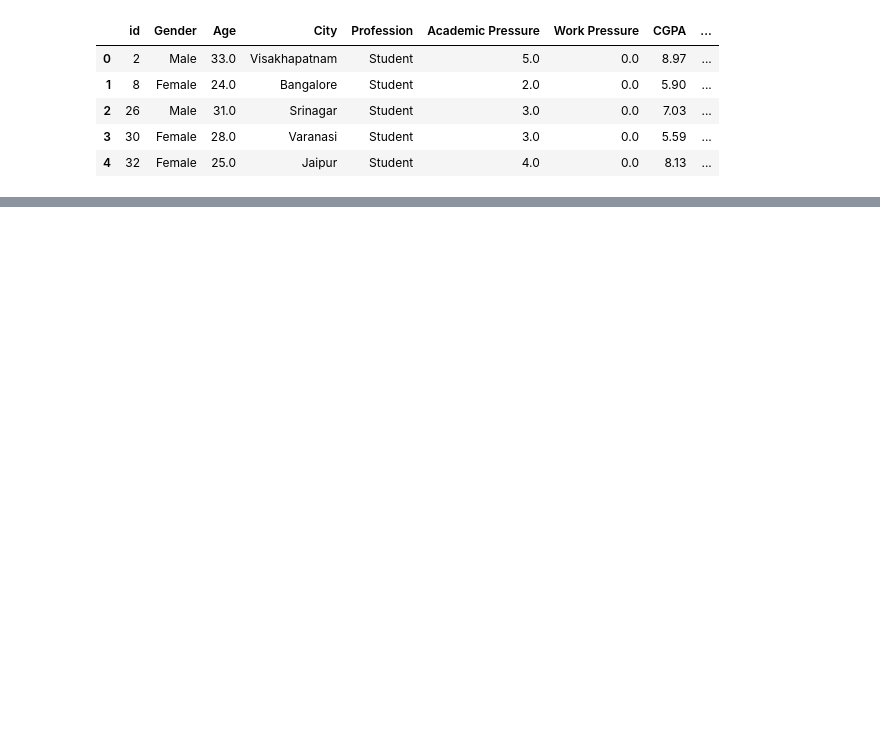
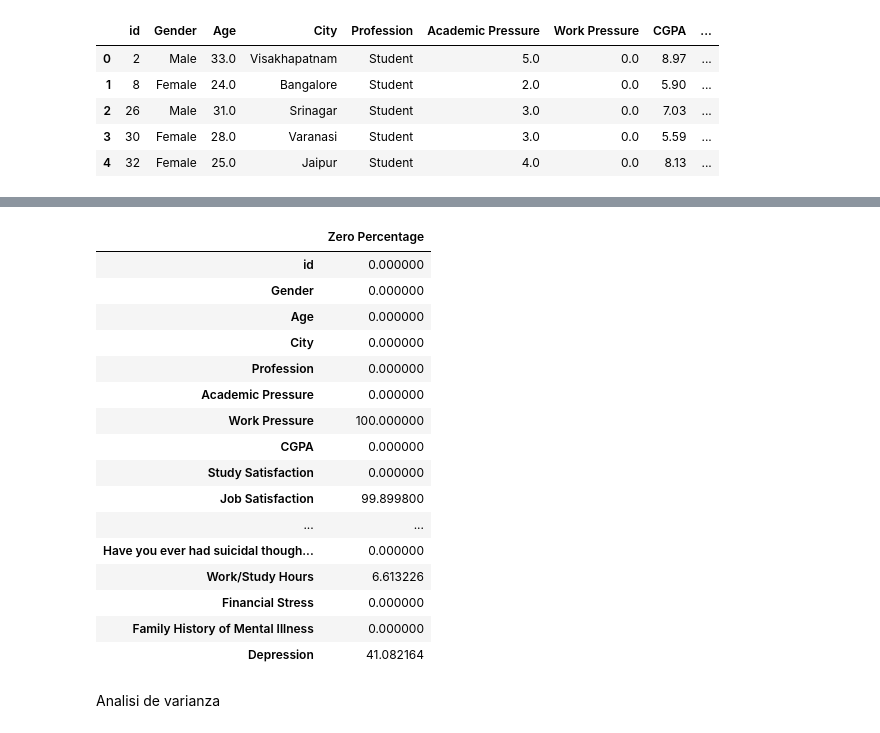
Before and after one commit to Sergiofbc/IA-Proy3, a Jupyter notebook: main.ipynb, the cells around one changed output, grey strips where cells are left out. Cells and saved outputs as stored; diff of their text form; code cells hidden in the pictures; blank space fills up the shorter version.

```diff
--- a/main.ipynb
+++ b/main.ipynb
@@ -21,0 +89,22 @@ df["id"].hist()
+# %%
+zero_percentage(df)
+# %% [output]
+|  | Zero Percentage |
+| id | 0.000000 |
+| Gender | 0.000000 |
+| Age | 0.000000 |
+| City | 0.000000 |
+| Profession | 0.000000 |
+| Academic Pressure | 0.000000 |
+| Work Pressure | 100.000000 |
+| CGPA | 0.000000 |
+| Study Satisfaction | 0.000000 |
+| Job Satisfaction | 99.899800 |
+| ... | ... |
+| Have you ever had suicidal though... | 0.000000 |
+| Work/Study Hours | 6.613226 |
+| Financial Stress | 0.000000 |
+| Family History of Mental Illness | 0.000000 |
+| Depression | 41.082164 |
+# %% [markdown]
+Analisi de varianza
```
Also changed, not shown: parts of 17 cells of this notebook, 13 other files.
